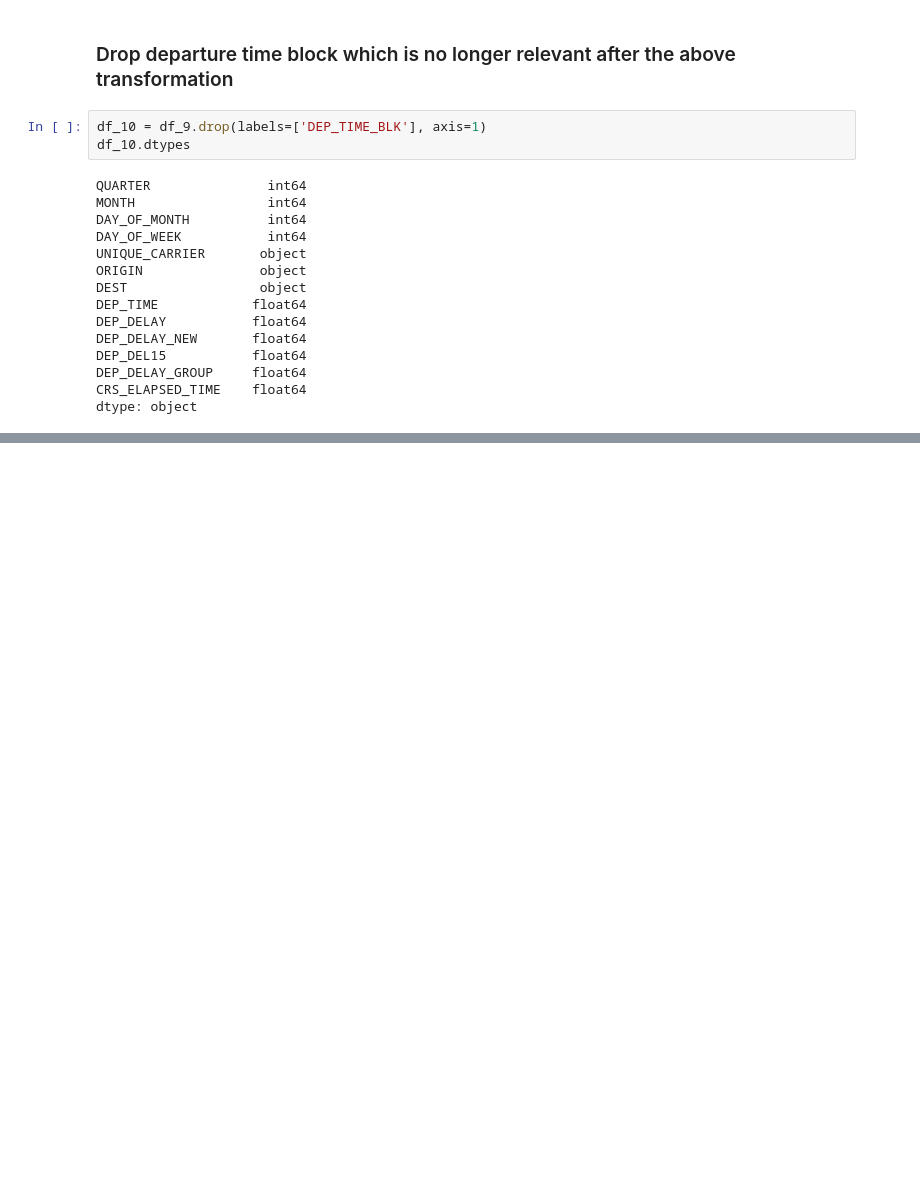
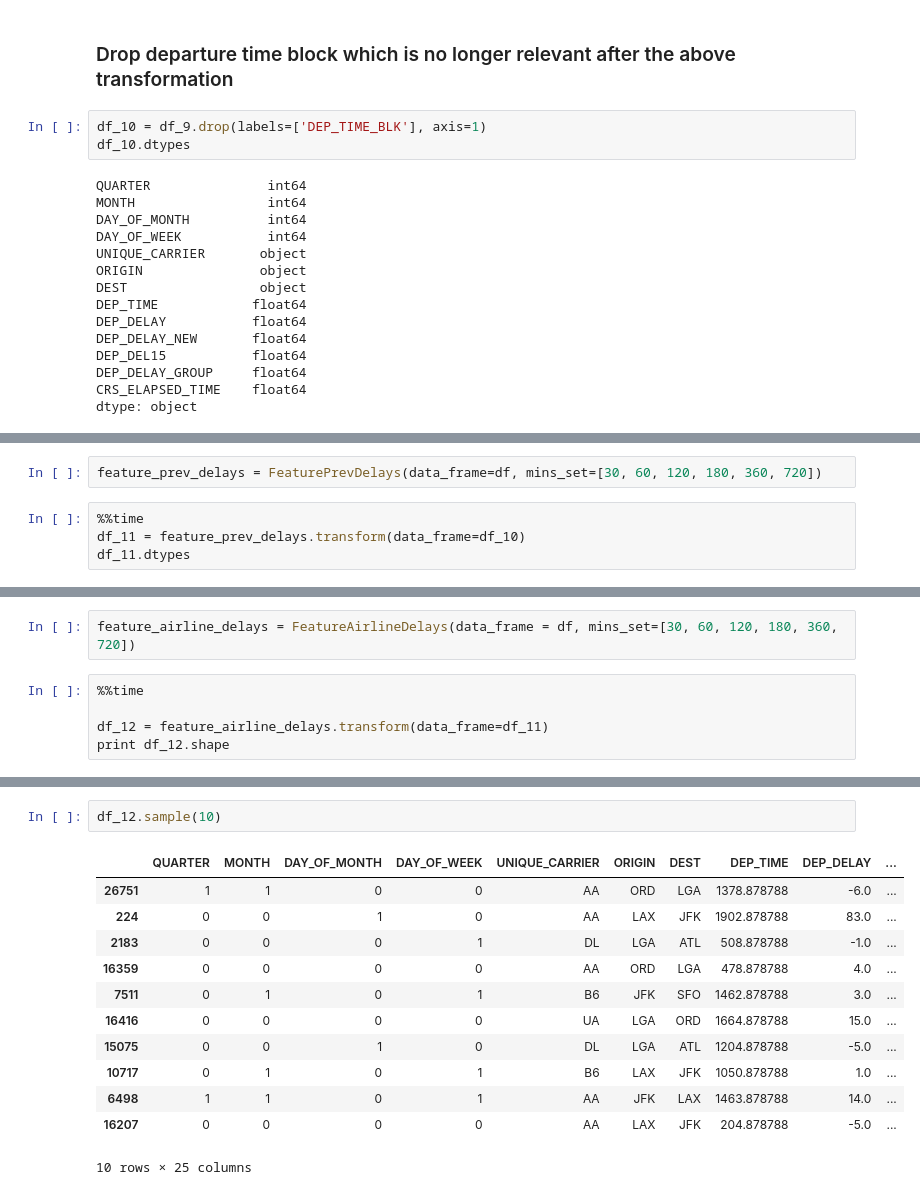
Before and after one commit to pligor/dme, a Jupyter notebook: george/bb_feature_engineering.ipynb, the cells around one changed output, grey strips where cells are left out. Saved outputs shown, nothing was run; the diff lists cells and outputs as text; blank space fills up the shorter version.

```diff
--- a/george/bb_feature_engineering.ipynb
+++ b/george/bb_feature_engineering.ipynb
@@ -781,0 +561,6 @@ data_test.to_csv(
+# %%
+feature_prev_delays = FeaturePrevDelays(data_frame=df, mins_set=[30, 60, 120, 180, 360, 720])
+# %%
+%%time
+df_11 = feature_prev_delays.transform(data_frame=df_10)
+df_11.dtypes
@@ -781,0 +611,7 @@ data_test.to_csv(
+# %%
+feature_airline_delays = FeatureAirlineDelays(data_frame = df, mins_set=[30, 60, 120, 180, 360, 720])
+# %%
+%%time
+
+df_12 = feature_airline_delays.transform(data_frame=df_11)
+print df_12.shape
@@ -781,0 +622,15 @@ data_test.to_csv(
+# %%
+df_12.sample(10)
+# %% [output]
+|  | QUARTER | MONTH | DAY_OF_MONTH | DAY_OF_WEEK | UNIQUE_CARRIER | ORIGIN | DEST | DEP_TIME | DEP_DELAY | ... |
+| 26751 | 1 | 1 | 0 | 0 | AA | ORD | LGA | 1378.878788 | -6.0 | ... |
+| 224 | 0 | 0 | 1 | 0 | AA | LAX | JFK | 1902.878788 | 83.0 | ... |
+| 2183 | 0 | 0 | 0 | 1 | DL | LGA | ATL | 508.878788 | -1.0 | ... |
+| 16359 | 0 | 0 | 0 | 0 | AA | ORD | LGA | 478.878788 | 4.0 | ... |
+| 7511 | 0 | 1 | 0 | 1 | B6 | JFK | SFO | 1462.878788 | 3.0 | ... |
+| 16416 | 0 | 0 | 0 | 0 | UA | LGA | ORD | 1664.878788 | 15.0 | ... |
+| 15075 | 0 | 0 | 1 | 0 | DL | LGA | ATL | 1204.878788 | -5.0 | ... |
+| 10717 | 0 | 1 | 0 | 1 | B6 | LAX | JFK | 1050.878788 | 1.0 | ... |
+| 6498 | 1 | 1 | 0 | 1 | AA | JFK | LAX | 1463.878788 | 14.0 | ... |
+| 16207 | 0 | 0 | 0 | 0 | AA | LAX | JFK | 204.878788 | -5.0 | ... |
+10 rows × 25 columns
```
Also changed, not shown: parts of 49 cells of this notebook, 5 other files.
